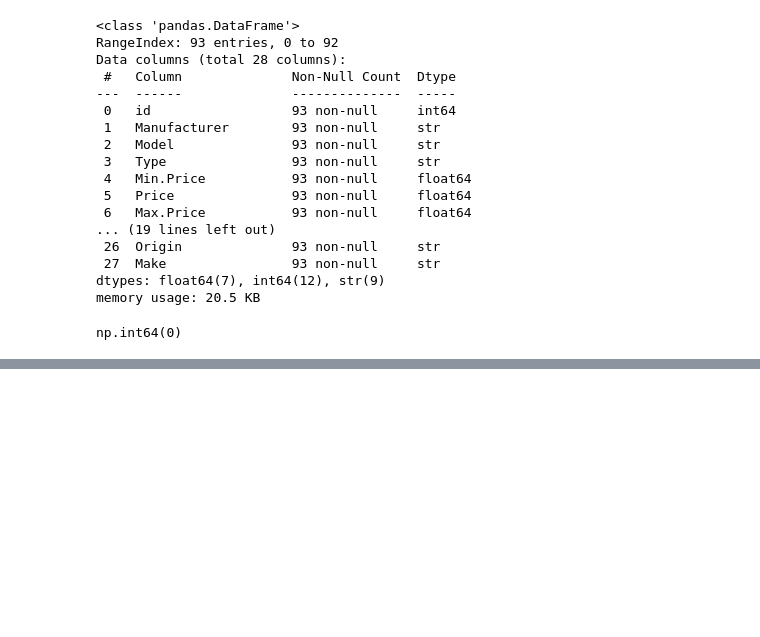
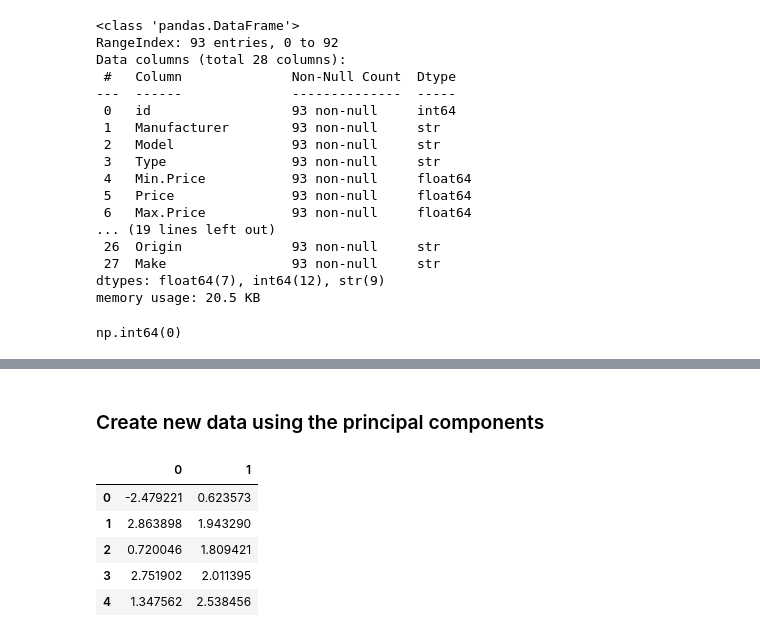
Before and after one commit to PrarthanaShende/Machine-Learning, a Jupyter notebook: Principal Component Analysis/PCA.ipynb, the cells around one changed output, grey strips where cells are left out. Saved outputs shown, nothing was run; the diff lists cells and outputs as text; code cells hidden in the pictures; blank space fills up the shorter version.

```diff
--- a/Principal Component Analysis/PCA.ipynb
+++ b/Principal Component Analysis/PCA.ipynb
@@ -44,0 +133,12 @@ df=df.drop_duplicates()
+# %% [markdown]
+### Create new data using the principal components
+# %%
+X_new =pd.DataFrame(X_pca)
+X_new.head()
+# %% [output]
+|  | 0 | 1 |
+| 0 | -2.479221 | 0.623573 |
+| 1 | 2.863898 | 1.943290 |
+| 2 | 0.720046 | 1.809421 |
+| 3 | 2.751902 | 2.011395 |
+| 4 | 1.347562 | 2.538456 |
```
Also changed, not shown: parts of 20 cells of this notebook.
